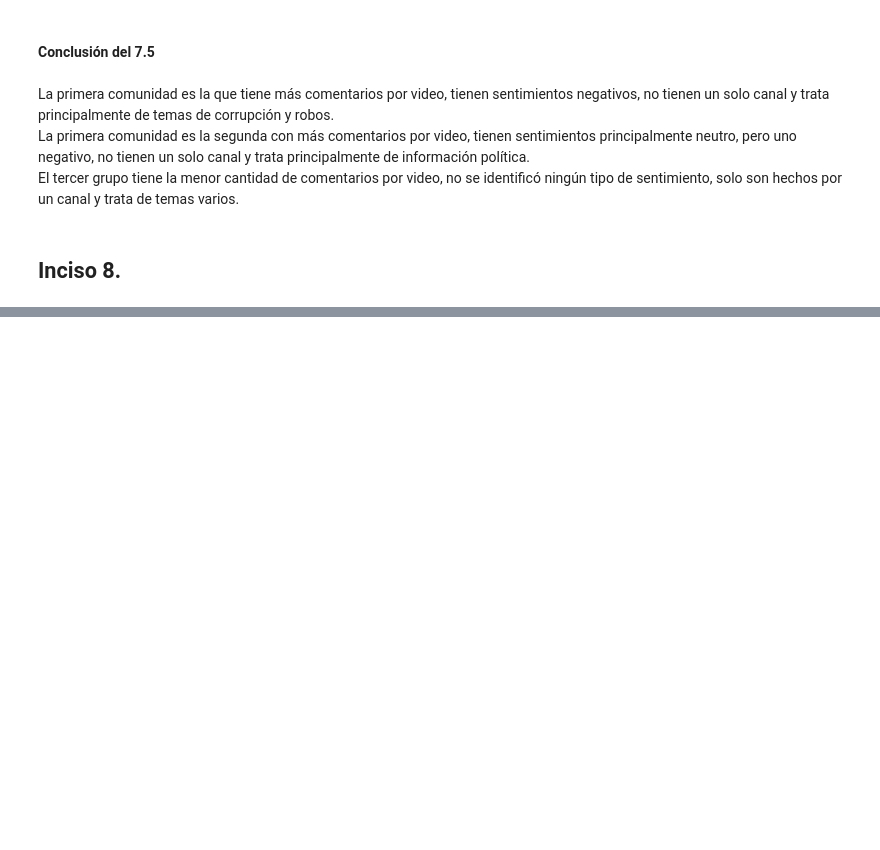
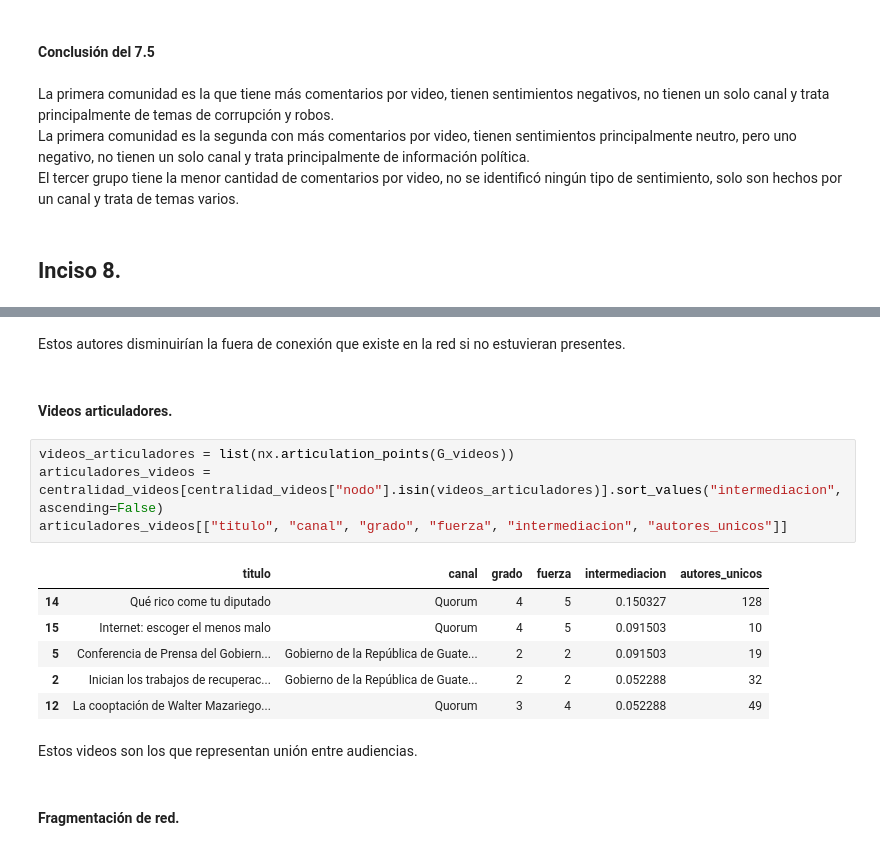
Before and after one commit to the-m7/LABORATORIO_6_DS, a Jupyter notebook: inciso_5_al_8.ipynb, the cells around one changed output, grey strips where cells are left out. Cells and saved outputs as stored; diff of their text form; blank space fills up the shorter version.

```diff
--- a/inciso_5_al_8.ipynb
+++ b/inciso_5_al_8.ipynb
@@ -609,0 +707,19 @@ El tercer grupo tiene la menor cantidad de comentarios por video, no se identifi
+# %% [markdown]
+Estos autores disminuirían la fuera de conexión que existe en la red si no estuvieran presentes.
+# %% [markdown]
+#### Videos articuladores.
+# %%
+videos_articuladores = list(nx.articulation_points(G_videos))
+articuladores_videos = centralidad_videos[centralidad_videos["nodo"].isin(videos_articuladores)].sort_values("intermediacion", ascending=False)
+articuladores_videos[["titulo", "canal", "grado", "fuerza", "intermediacion", "autores_unicos"]]
+# %% [output]
+|  | titulo | canal | grado | fuerza | intermediacion | autores_unicos |
+| 14 | Qué rico come tu diputado | Quorum | 4 | 5 | 0.150327 | 128 |
+| 15 | Internet: escoger el menos malo | Quorum | 4 | 5 | 0.091503 | 10 |
+| 5 | Conferencia de Prensa del Gobiern... | Gobierno de la República de Guate... | 2 | 2 | 0.091503 | 19 |
+| 2 | Inician los trabajos de recuperac... | Gobierno de la República de Guate... | 2 | 2 | 0.052288 | 32 |
+| 12 | La cooptación de Walter Mazariego... | Quorum | 3 | 4 | 0.052288 | 49 |
+# %% [markdown]
+Estos videos son los que representan unión entre audiencias.
+# %% [markdown]
+#### Fragmentación de red.
```
Also changed, not shown: parts of 19 cells of this notebook.
